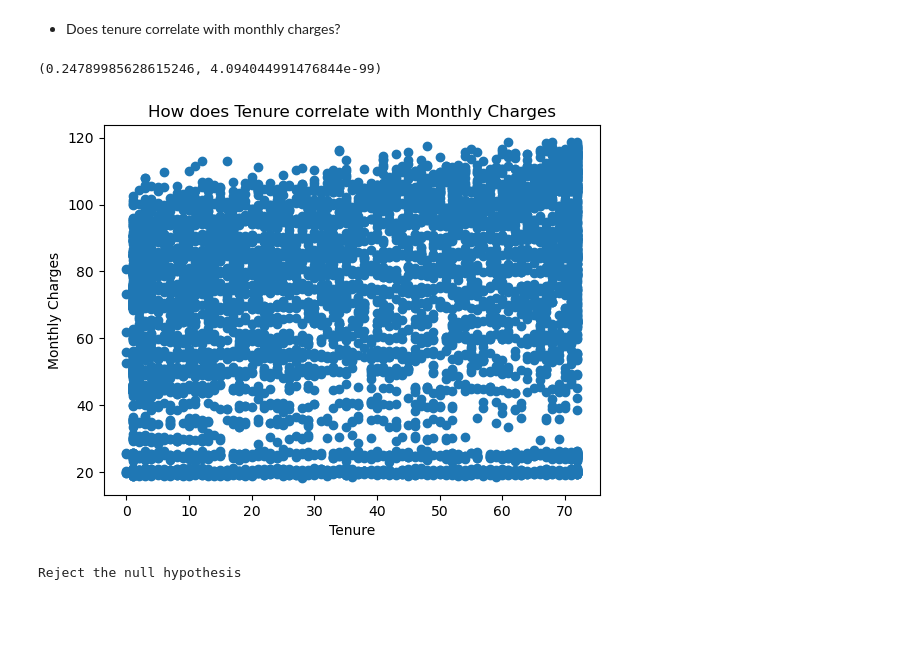
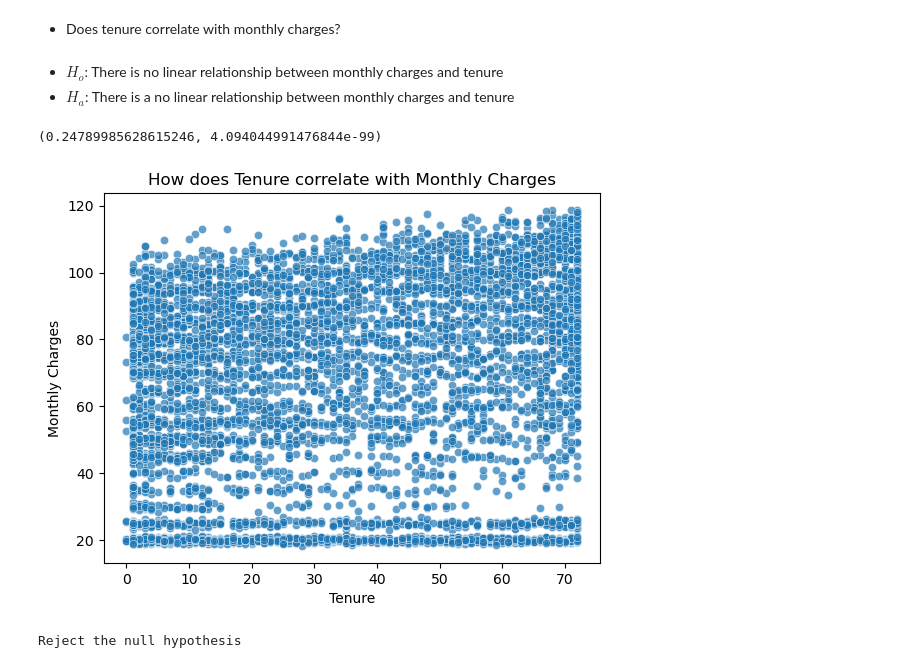
Before and after one commit to Jacob-Ball22/stats-exercises, a Jupyter notebook: hypothesis_testing.ipynb, the cells around one changed output. Saved outputs shown, nothing was run; the diff lists cells and outputs as text; code cells hidden in the pictures; blank space fills up the shorter version.

```diff
--- a/hypothesis_testing.ipynb
+++ b/hypothesis_testing.ipynb
@@ -333,15 +334,18 @@ import seaborn as sns
 from scipy import stats
+# %% [markdown]
+- $H_o$: There is no linear relationship between monthly charges and tenure
+- $H_a$: There is a no linear relationship between monthly charges and tenure
 # %%
 telco_churn = pd.read_sql('select * from customers;', env.get_db_url(env.username, env.hostname, env.password, 'telco_churn'))
-plt.scatter( telco_churn.tenure, telco_churn.monthly_charges)
+sns.scatterplot(data=telco_churn, x='tenure', y='monthly_charges', alpha = 0.7)
 plt.xlabel('Tenure')
 plt.ylabel('Monthly Charges')
 plt.title('How does Tenure correlate with Monthly Charges')
 r, p = stats.pearsonr(telco_churn.monthly_charges, telco_churn.tenure)
 r, p
 # %% [output]
 (0.24789985628615246, 4.094044991476844e-99)
-[figure, old version]
+[figure, new version]
 # %%
 alpha = 0.05
 if p < alpha:
```
Also changed, not shown: parts of 46 cells of this notebook.
